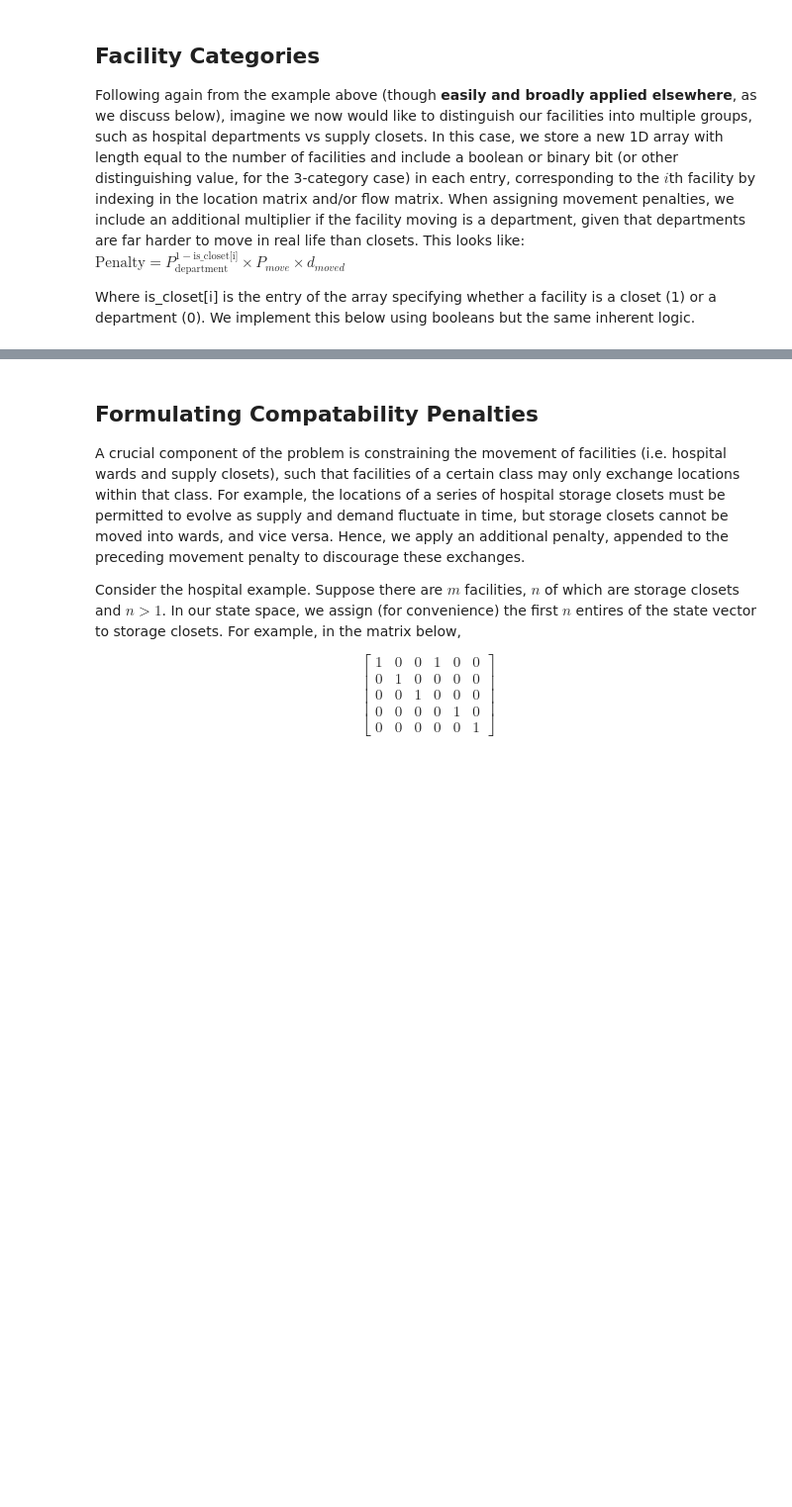
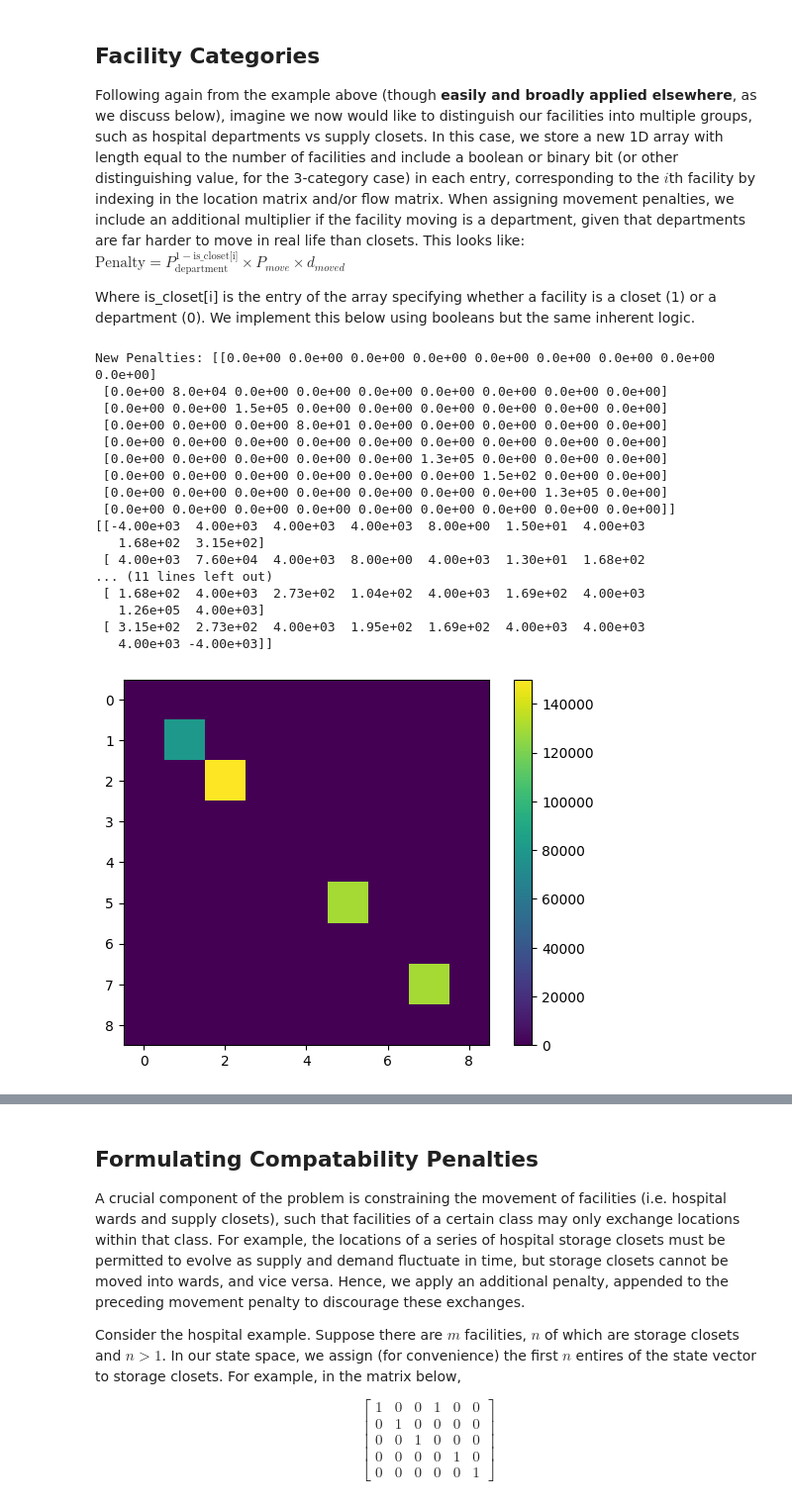
Before and after one commit to achowd32/dwave-iquhack-2025, a Jupyter notebook: qap_theory.ipynb, the cells around one changed output, grey strips where cells are left out. Shown at 99% size. Saved outputs shown, nothing was run; the diff lists cells and outputs as text; code cells hidden in the pictures; blank space fills up the shorter version.

```diff
--- a/qap_theory.ipynb
+++ b/qap_theory.ipynb
@@ -343,25 +370,44 @@ num_closets = 1 # must be between 0 and N inclusive
 is_closet = [True] * num_closets + [False] * (N - num_closets)
 # %%
 # Now let's see how this affects Q1 from earlier:
-
+department_movement_penalty_factor = 1000
 t=1
 movement_penalty_new = np.zeros(N**4).reshape(N**2,N**2) # construct penalty matrix (implemented more efficiently in library)
 if t > 0:
     for i in range(N):
         prev_loc = previous_locations[i]  # Previous location of facility i
         for m in range(N):
             move_penalty = P_move * d[prev_loc, m]
 
             # Check if the location m corresponds to a closet
             if not is_closet[m]:  # If it's not a closet, increase the penalty
                 move_penalty *= department_movement_penalty_factor  # Increase penalty for non-closet locations
 
             movement_penalty_new[i * N + m, i * N + m] += move_penalty
 print(f'New Penalties: {movement_penalty_new}')
 plt.imshow(movement_penalty_new, cmap='viridis')
 plt.colorbar()
 
 print(Q_1+movement_penalty_new)
+# %% [output]
+New Penalties: [[0.0e+00 0.0e+00 0.0e+00 0.0e+00 0.0e+00 0.0e+00 0.0e+00 0.0e+00 0.0e+00]
+ [0.0e+00 8.0e+04 0.0e+00 0.0e+00 0.0e+00 0.0e+00 0.0e+00 0.0e+00 0.0e+00]
+ [0.0e+00 0.0e+00 1.5e+05 0.0e+00 0.0e+00 0.0e+00 0.0e+00 0.0e+00 0.0e+00]
+ [0.0e+00 0.0e+00 0.0e+00 8.0e+01 0.0e+00 0.0e+00 0.0e+00 0.0e+00 0.0e+00]
+ [0.0e+00 0.0e+00 0.0e+00 0.0e+00 0.0e+00 0.0e+00 0.0e+00 0.0e+00 0.0e+00]
+ [0.0e+00 0.0e+00 0.0e+00 0.0e+00 0.0e+00 1.3e+05 0.0e+00 0.0e+00 0.0e+00]
+ [0.0e+00 0.0e+00 0.0e+00 0.0e+00 0.0e+00 0.0e+00 1.5e+02 0.0e+00 0.0e+00]
+ [0.0e+00 0.0e+00 0.0e+00 0.0e+00 0.0e+00 0.0e+00 0.0e+00 1.3e+05 0.0e+00]
+ [0.0e+00 0.0e+00 0.0e+00 0.0e+00 0.0e+00 0.0e+00 0.0e+00 0.0e+00 0.0e+00]]
+[[-4.00e+03  4.00e+03  4.00e+03  4.00e+03  8.00e+00  1.50e+01  4.00e+03
+   1.68e+02  3.15e+02]
+ [ 4.00e+03  7.60e+04  4.00e+03  8.00e+00  4.00e+03  1.30e+01  1.68e+02
+... (11 lines left out)
+ [ 1.68e+02  4.00e+03  2.73e+02  1.04e+02  4.00e+03  1.69e+02  4.00e+03
+   1.26e+05  4.00e+03]
+ [ 3.15e+02  2.73e+02  4.00e+03  1.95e+02  1.69e+02  4.00e+03  4.00e+03
+   4.00e+03 -4.00e+03]]
+[figure, added]
 # %%
 # We again optimize:
 sampler = SimulatedAnnealingSampler()
```
Also changed, not shown: parts of 6 cells of this notebook.
